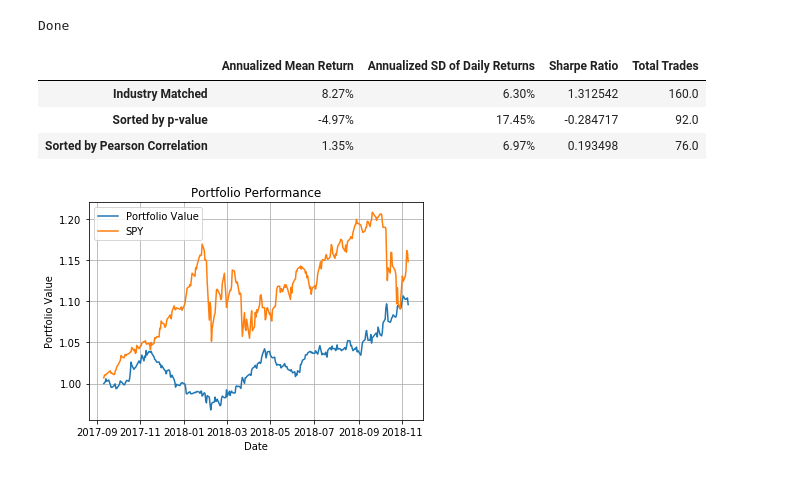
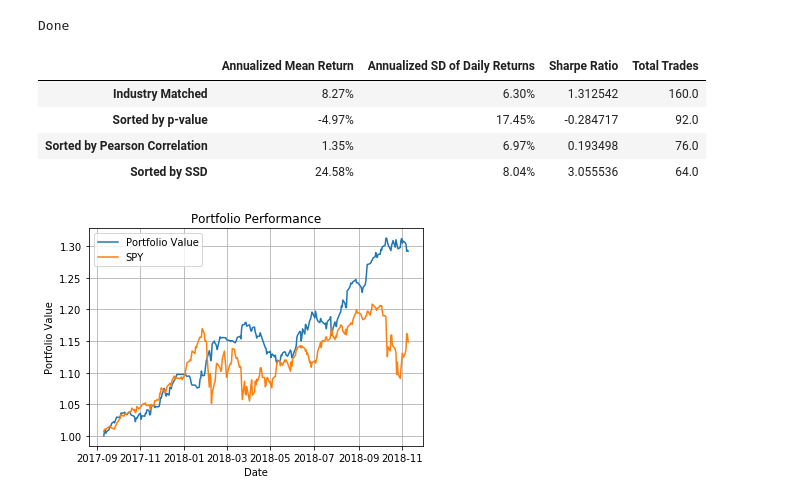
Before and after one commit to bhcho94/homework, a Jupyter notebook: statarb/portfolio.ipynb, the cells around one changed output. Drawn from its saved outputs; the diff is of its cells as text; code cells hidden in the pictures.

```diff
--- a/statarb/portfolio.ipynb
+++ b/statarb/portfolio.ipynb
@@ -21,7 +21,7 @@ data = data.loc[data.index < '2017-09-09']
 prices = prices.loc[prices.index > '2017-09-09']
 trade_cost = 0.005
 
-
+SSD_pairs = [['PG','DUK'], ['D','UPS'],['USB','BBT'], ['T','SO'],['WMT','LIN']]
 selected_pairs = [['HON','NEE'], ['TXN','SYK'],['BDX','SYK'], ['HON','DHR'],['JPM','PNC']]
 half_life_sort = [['HON','NEE'], ['CMCSA','HON'],['MRK','SRE'], ['UPS','D'],['CCL','RHT']]
 pearson_sort = [['MMM','MMC'], ['BDX','SYK'],['INTU','MMC'], ['MMC','APH'],['JPM','PNC']]
@@ -115,8 +116,8 @@ print('Done')
 # %% [output]
 Done
 # %%
-comparison_df = pd.DataFrame(data = np.array([optimal_selection, pvalue_selection, pearson_selection]))
-comparison_df.index = np.array(['Industry Matched', 'Sorted by p-value','Sorted by Pearson Correlation'])
+comparison_df = pd.DataFrame(data = np.array([optimal_selection, pvalue_selection, pearson_selection, SSD_selection]))
+comparison_df.index = np.array(['Industry Matched', 'Sorted by p-value','Sorted by Pearson Correlation', 'Sorted by SSD'])
 comparison_df.columns = ['Annualized Mean Return','Annualized SD of Daily Returns','Sharpe Ratio','Total Trades']
 comparison_df['Annualized Mean Return'] = pd.Series(["{0:.2f}%".format(val * 100) for val in comparison_df['Annualized Mean Return']], index = comparison_df.index)
 comparison_df['Annualized SD of Daily Returns'] = pd.Series(["{0:.2f}%".format(val * 100) for val in comparison_df['Annualized SD of Daily Returns']], index = comparison_df.index)
@@ -127,6 +128,7 @@ comparison_df
 | Industry Matched | 8.27% | 6.30% | 1.312542 | 160.0 |
 | Sorted by p-value | -4.97% | 17.45% | -0.284717 | 92.0 |
 | Sorted by Pearson Correlation | 1.35% | 6.97% | 0.193498 | 76.0 |
+| Sorted by SSD | 24.58% | 8.04% | 3.055536 | 64.0 |
 # %%
 def total_portfolio(pairs):
     i = 0
@@ -144,9 +146,10 @@ def total_portfolio(pairs):
     df_final.fillna(0, inplace = True)
     return df_final
 # %%
-returns = (total_portfolio(selected_pairs))
+#returns = (total_portfolio(selected_pairs))
 #returns = (total_portfolio(half_life_sort))
 #returns = (total_portfolio(pearson_sort))
+returns = (total_portfolio(SSD_pairs))
 
 portfolio = [1]
 for i in range(1,len(returns)):
@@ -160,35 +163,35 @@ for i in range(1,len(returns)):
     portfolio.append(portfolio[i-1]*(1+returns.iloc[i]['Total']))
 
 for i in range(1,len(returns)):
     short_portfolio.append(portfolio[i-1]*(1+returns.iloc[i]['Short Return']))
 
 for i in range(1,len(returns)):
     long_portfolio.append(portfolio[i-1]*(1+returns.iloc[i]['Long Return']))
 
 
 SPY = pd.read_csv(path + '/SPY.csv')
 SPY['Date'] = pd.to_datetime(SPY['Date'])
 SPY.set_index('Date',inplace = True)
 SPY = SPY/SPY.iloc[0]
 
 
 result = pd.DataFrame(np.array([short_portfolio, long_portfolio, portfolio]).T, index = returns.index.values)
 result.columns = ['Short','Long','Portfolio Value']
 result = result.join(SPY)
 result.columns = ['Short','Long','Portfolio Value', 'SPY']
 plt.plot(result['Portfolio Value'])
 plt.plot(result['SPY'])
 plt.legend()
 plt.xlabel('Date')
 plt.ylabel('Portfolio Value')
 plt.title('Portfolio Performance')
 plt.grid()
 plt.show
-plt.savefig(path + '/compared_to_spy.png')
+plt.savefig(path + '/compared_to_spy_SSD.png')
 #plt.savefig(path + '/compared_to_spy_HL.png')
 #plt.savefig(path + '/compared_to_spy_pearson.png')
 # %% [output]
-[figure, old version]
+[figure, new version]
 # %%
 def charts(first, second, data = data, trading_data = trading_data):
     hist_diff = data[first] - data[second]
```
Also changed, not shown: parts of 1 cell of this notebook, 2 other files.
